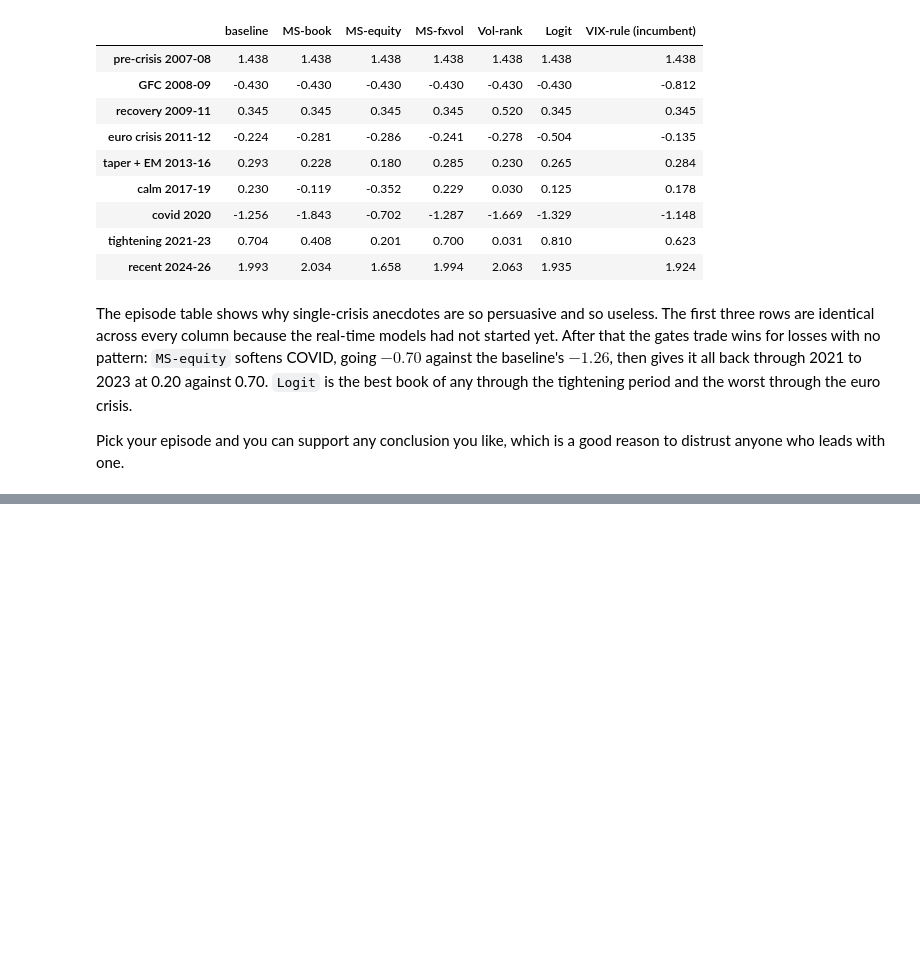
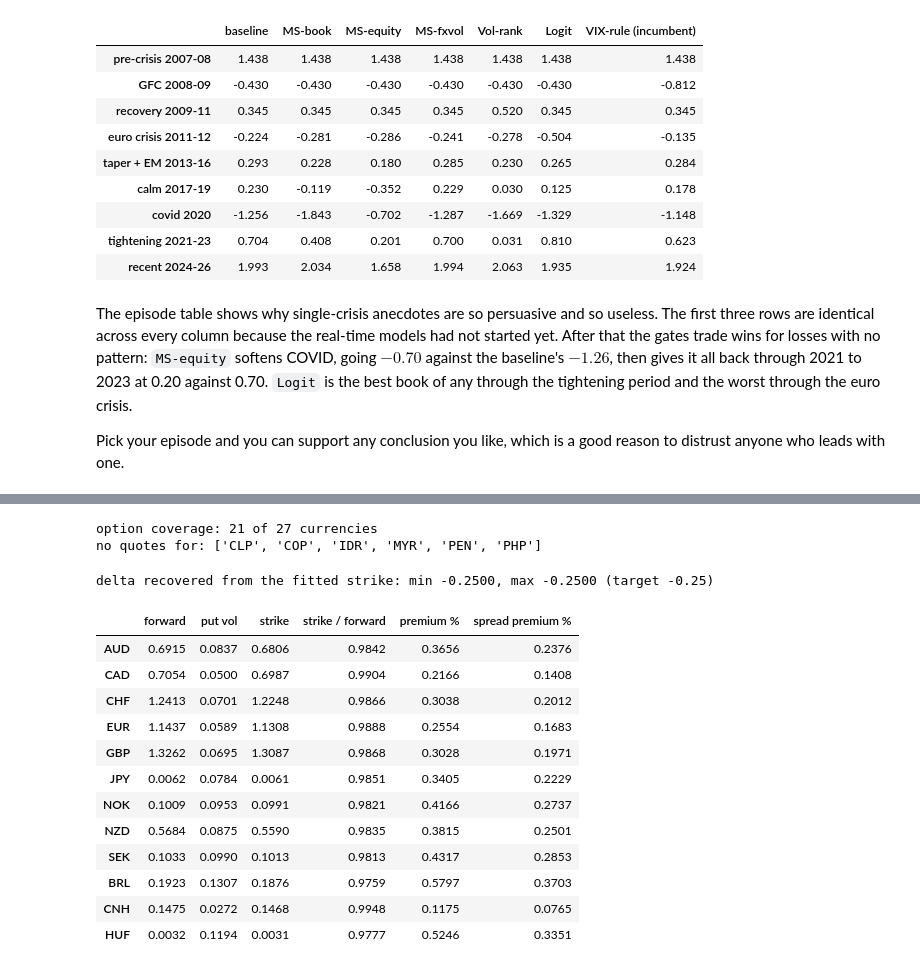
Before and after one commit to theoyuanlee/FX_Carry_26_Summer_PL, a Jupyter notebook: dafu/regime_switching_carry.ipynb, the cells around one changed output, grey strips where cells are left out. Cells and saved outputs as stored; diff of their text form; code cells hidden in the pictures; blank space fills up the shorter version.

```diff
--- a/dafu/regime_switching_carry.ipynb
+++ b/dafu/regime_switching_carry.ipynb
@@ -856,0 +889,77 @@ distrust anyone who leads with one.
+# %%
+from fxcarry.options import Black76
+
+TENOR_YEARS = 1 / 12
+MODEL = Black76()
+ATM = fx.vol_surface_panel("ATM", "1M")
+
+
+def wing_vol(delta):
+    # Volatility at a put wing: at-the-money, plus the butterfly, plus half the risk reversal.
+    # The panel's risk reversal is already crash-positive, so the put wing takes +RR/2 where
+    # the raw market convention would write -RR/2.
+    rr = fx.vol_surface_panel("RR", "1M", delta)
+    bf = fx.vol_surface_panel("BF", "1M", delta)
+    shared = ATM.columns.intersection(rr.columns).intersection(bf.columns)
+    return (ATM[shared] + bf[shared] + rr[shared] / 2.0) / 100.0
+
+
+spot, carry = base.panels.spots, base.panels.carry
+forward = spot * np.exp(-carry * TENOR_YEARS)              # carry is ln(S/F), annualised
+usd_rate = (fx.load_wide("usd_riskfree")["USGG3M"] / 100.0).reindex(spot.index).ffill()
+base_rate = carry.add(usd_rate, axis=0)                    # parity: foreign = dollar + carry
+HEDGED = [c for c in base.weights.columns if c in wing_vol(25).columns]
+print(f"option coverage: {len(HEDGED)} of {base.weights.shape[1]} currencies")
+print("no quotes for:", sorted(set(base.weights.columns) - set(HEDGED)))
+
+
+def put_premium(delta):
+    # Premium of one out-of-the-money put, per unit of capital deployed. A unit of capital
+    # buys 1/F of face at the forward, so the price divides by the same forward.
+    vol = wing_vol(delta)[HEDGED].reindex(spot.index).ffill()
+    fwd = forward[HEDGED]
+    strike = MODEL.strike_from_delta(delta / 100.0, "put", fwd, vol, TENOR_YEARS,
+                                     base_rate=base_rate[HEDGED])
+    discount = pd.DataFrame(
+        np.repeat(np.exp(-usd_rate * TENOR_YEARS).to_numpy()[:, None], len(HEDGED), axis=1),
+        index=spot.index, columns=HEDGED)
+    price = MODEL.value("put", fwd, strike, vol, TENOR_YEARS, discount=discount)
+    return price / fwd, strike, vol
+
+
+premium_25, strike_25, vol_25 = put_premium(25)
+premium_10, _, _ = put_premium(10)
+STRUCTURES = {"outright 25d put": premium_25, "25/10 put spread": premium_25 - premium_10}
+# %% [output]
+option coverage: 21 of 27 currencies
+no quotes for: ['CLP', 'COP', 'IDR', 'MYR', 'PEN', 'PHP']
+# %%
+# The strike has to reprice to the delta it came from, or the inversion is wrong.
+recovered = MODEL.delta("put", forward[HEDGED], strike_25, vol_25, TENOR_YEARS,
+                        base_rate=base_rate[HEDGED])
+print(f"delta recovered from the fitted strike: "
+      f"min {recovered.stack().min():.4f}, max {recovered.stack().max():.4f} (target -0.25)")
+
+pd.DataFrame({
+    "forward": forward[HEDGED].iloc[-1],
+    "put vol": vol_25.iloc[-1],
+    "strike": strike_25.iloc[-1],
+    "strike / forward": (strike_25 / forward[HEDGED]).iloc[-1],
+    "premium %": 100 * premium_25.iloc[-1],
+    "spread premium %": 100 * (premium_25 - premium_10).iloc[-1],
+}).dropna().round(4).head(12)
+# %% [output]
+delta recovered from the fitted strike: min -0.2500, max -0.2500 (target -0.25)
+|  | forward | put vol | strike | strike / forward | premium % | spread premium % |
+| AUD | 0.6915 | 0.0837 | 0.6806 | 0.9842 | 0.3656 | 0.2376 |
+| CAD | 0.7054 | 0.0500 | 0.6987 | 0.9904 | 0.2166 | 0.1408 |
+| CHF | 1.2413 | 0.0701 | 1.2248 | 0.9866 | 0.3038 | 0.2012 |
+| EUR | 1.1437 | 0.0589 | 1.1308 | 0.9888 | 0.2554 | 0.1683 |
+| GBP | 1.3262 | 0.0695 | 1.3087 | 0.9868 | 0.3028 | 0.1971 |
+| JPY | 0.0062 | 0.0784 | 0.0061 | 0.9851 | 0.3405 | 0.2229 |
+| NOK | 0.1009 | 0.0953 | 0.0991 | 0.9821 | 0.4166 | 0.2737 |
+| NZD | 0.5684 | 0.0875 | 0.5590 | 0.9835 | 0.3815 | 0.2501 |
+| SEK | 0.1033 | 0.0990 | 0.1013 | 0.9813 | 0.4317 | 0.2853 |
+| BRL | 0.1923 | 0.1307 | 0.1876 | 0.9759 | 0.5797 | 0.3703 |
+| CNH | 0.1475 | 0.0272 | 0.1468 | 0.9948 | 0.1175 | 0.0765 |
+| HUF | 0.0032 | 0.1194 | 0.0031 | 0.9777 | 0.5246 | 0.3351 |
```
Also changed, not shown: parts of 11 cells of this notebook, 5 other files.
